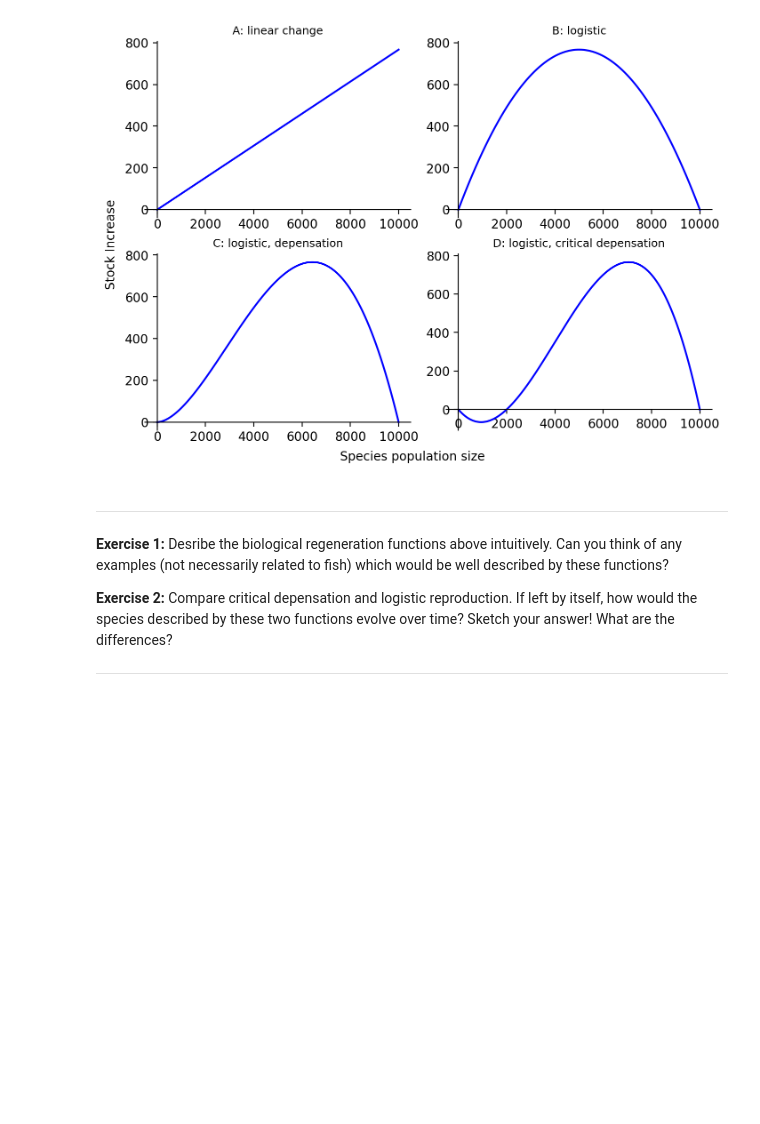
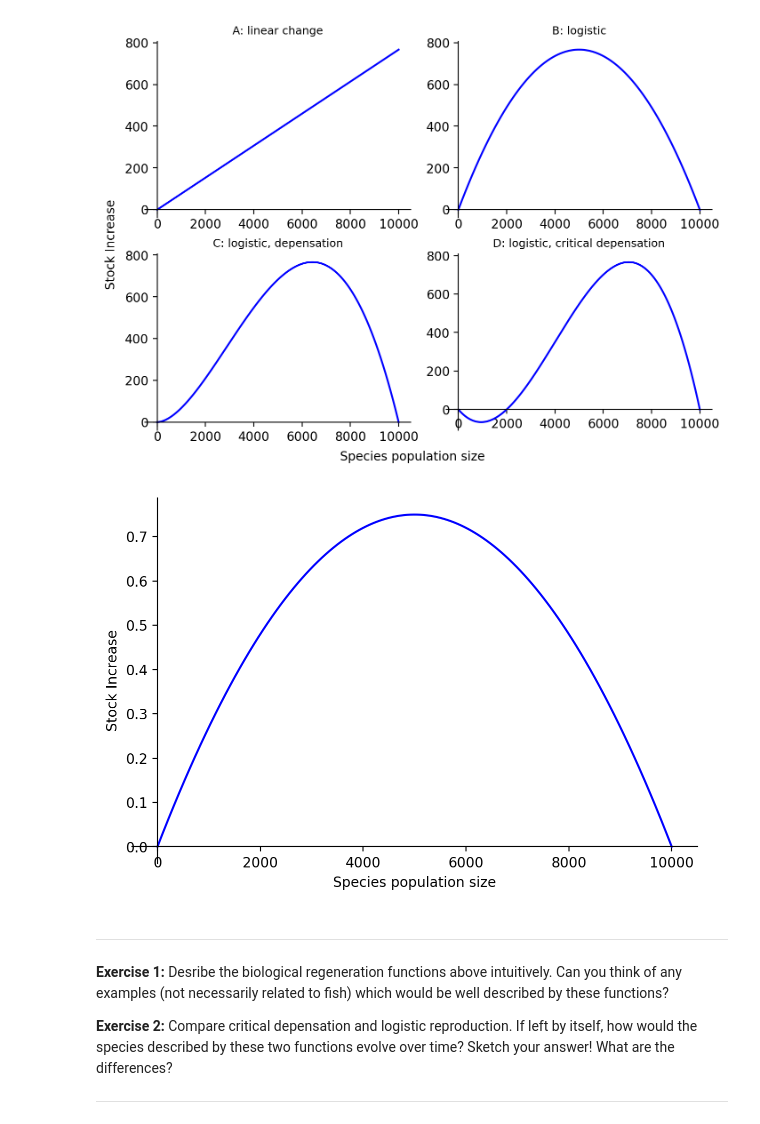
Before and after one commit to HerbDavis20/HerbDavis20.github.io, a Jupyter notebook: Environmental_Economics/efim30004Workshop4_GSmodel (2).ipynb, the cells around one changed output. Cells and saved outputs as stored; diff of their text form; code cells hidden in the pictures; blank space fills up the shorter version.

```diff
--- a/Environmental_Economics/efim30004Workshop4_GSmodel (2).ipynb
+++ b/Environmental_Economics/efim30004Workshop4_GSmodel (2).ipynb
@@ -106,6 +106,36 @@ fig.supylabel("Stock Increase", size=10)
 plt.show()
 # %% [output]
 [figure]
+# %%
+import numpy as np
+import matplotlib.pyplot as plt
+
+gamma = 0.03
+k_max = 10000
+
+x = np.linspace(0, 10000, num=15000)
+xdot1 = gamma * (1 - (x / k_max)) * x
+
+# Scale to match original target_max logic
+target_max = np.max(xdot1) / 100
+xdot1 *= target_max / np.max(xdot1)
+
+fig, ax = plt.subplots(figsize=(6, 4), constrained_layout=True)
+
+ax.spines['left'].set_position('zero')
+ax.spines['bottom'].set_position('zero')
+ax.spines['right'].set_color('none')
+ax.spines['top'].set_color('none')
+ax.xaxis.set_ticks_position('bottom')
+ax.yaxis.set_ticks_position('left')
+
+ax.plot(x, xdot1, 'b')
+ax.set_xlabel("Species population size", size=10)
+ax.set_ylabel("Stock Increase", size=10)
+
+plt.show()
+# %% [output]
+[figure, added]
 # %% [markdown]
 
 
```
Also changed, not shown: parts of 4 cells of this notebook, 2 other files.
